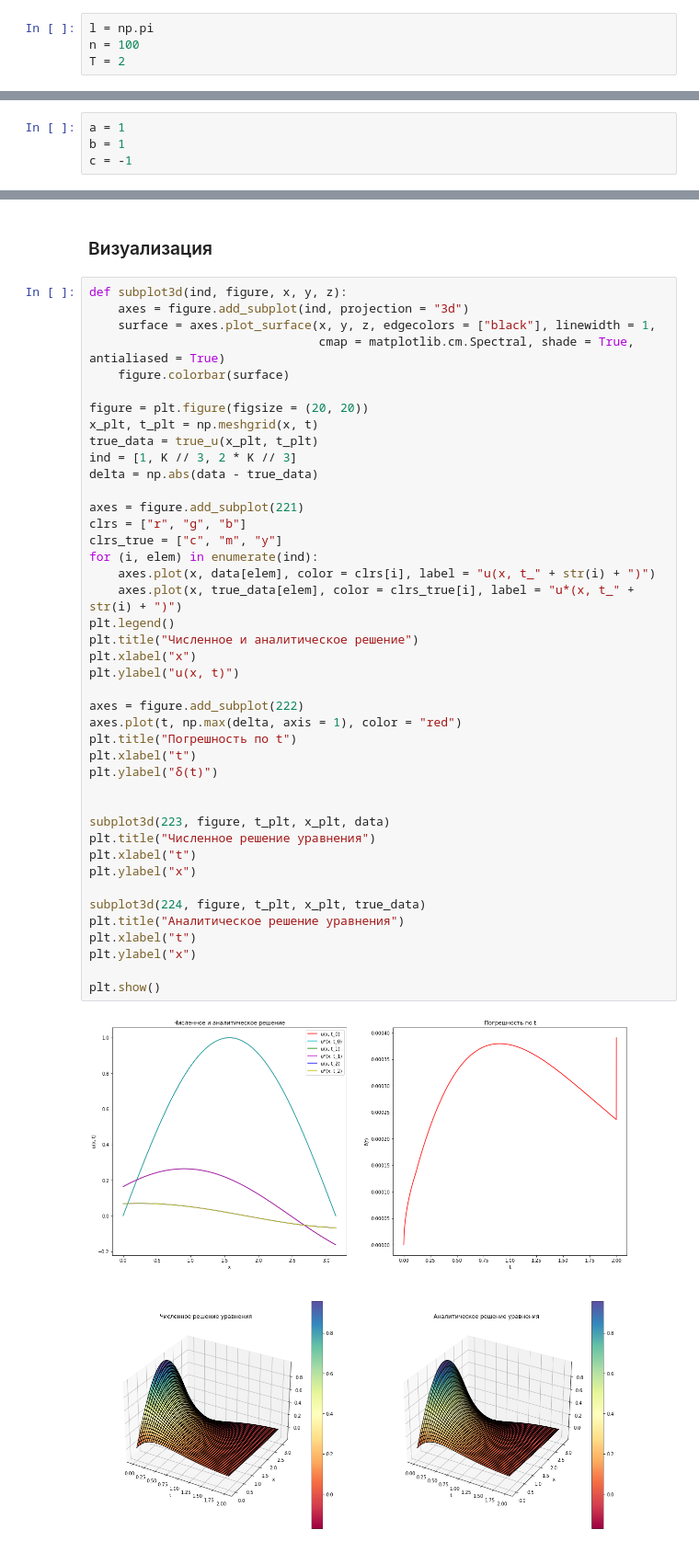
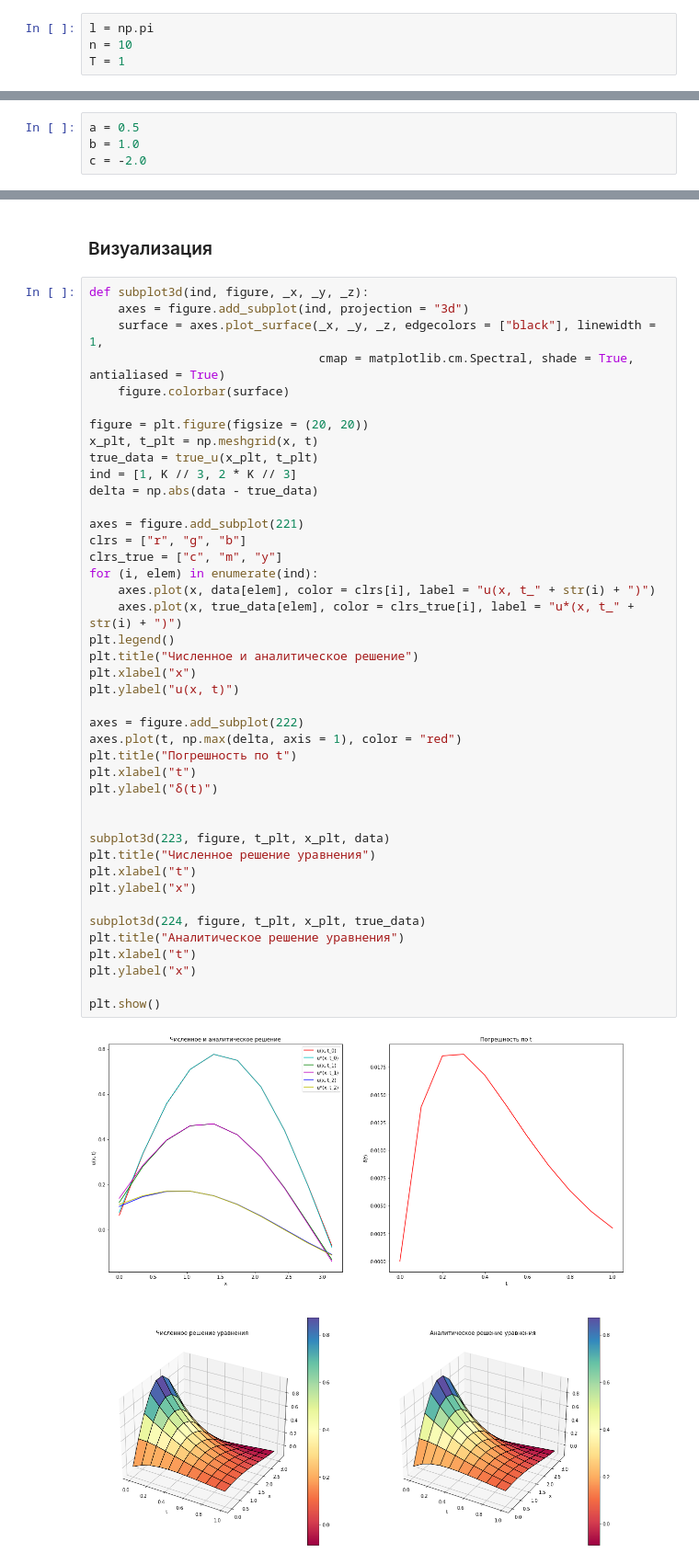
Before and after one commit to EngineerXL/numerical-methods, a Jupyter notebook: lab5/processor.ipynb, the cells around one changed output, grey strips where cells are left out. Shown at 92% size. Cells and saved outputs as stored; diff of their text form.

```diff
--- a/lab5/processor.ipynb
+++ b/lab5/processor.ipynb
@@ -47,14 +50,14 @@ boundary = 3
 $x \in [0, l]$, $t \in [0, T]$
 # %%
 l = np.pi
-n = 100
-T = 2
+n = 10
+T = 1
 # %% [markdown]
 Коэффициенты уравнения
 # %%
-a = 1
-b = 1
-c = -1
+a = 0.5
+b = 1.0
+c = -2.0
 # %% [markdown]
 Коэффициенты в граничных условиях
 # %%
@@ -147,9 +142,9 @@ data = np.array(data)
 # %% [markdown]
 ### Визуализация
 # %%
-def subplot3d(ind, figure, x, y, z):
+def subplot3d(ind, figure, _x, _y, _z):
     axes = figure.add_subplot(ind, projection = "3d")
-    surface = axes.plot_surface(x, y, z, edgecolors = ["black"], linewidth = 1,
+    surface = axes.plot_surface(_x, _y, _z, edgecolors = ["black"], linewidth = 1,
                                 cmap = matplotlib.cm.Spectral, shade = True, antialiased = True)
     figure.colorbar(surface)
 
@@ -162,31 +157,31 @@ delta = np.abs(data - true_data)
 axes = figure.add_subplot(221)
 clrs = ["r", "g", "b"]
 clrs_true = ["c", "m", "y"]
 for (i, elem) in enumerate(ind):
     axes.plot(x, data[elem], color = clrs[i], label = "u(x, t_" + str(i) + ")")
     axes.plot(x, true_data[elem], color = clrs_true[i], label = "u*(x, t_" + str(i) + ")")
 plt.legend()
 plt.title("Численное и аналитическое решение")
 plt.xlabel("x")
 plt.ylabel("u(x, t)")
 
 axes = figure.add_subplot(222)
 axes.plot(t, np.max(delta, axis = 1), color = "red")
 plt.title("Погрешность по t")
 plt.xlabel("t")
 plt.ylabel("δ(t)")
 
 
 subplot3d(223, figure, t_plt, x_plt, data)
 plt.title("Численное решение уравнения")
 plt.xlabel("t")
 plt.ylabel("x")
 
 subplot3d(224, figure, t_plt, x_plt, true_data)
 plt.title("Аналитическое решение уравнения")
 plt.xlabel("t")
 plt.ylabel("x")
 
 plt.show()
 # %% [output]
-[figure, old version]
+[figure, new version]
```
Also changed, not shown: parts of 4 cells of this notebook, 5 other files.
